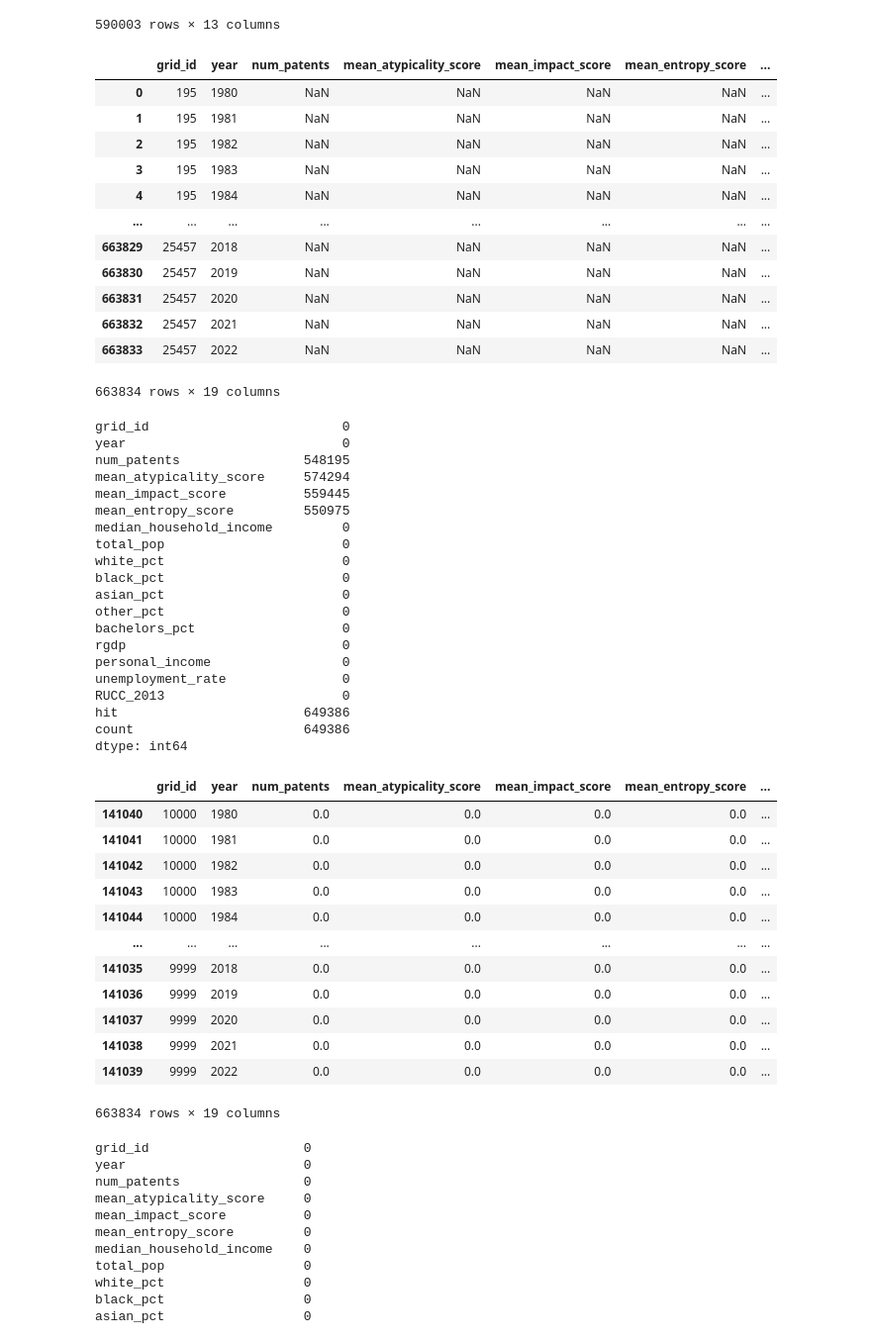
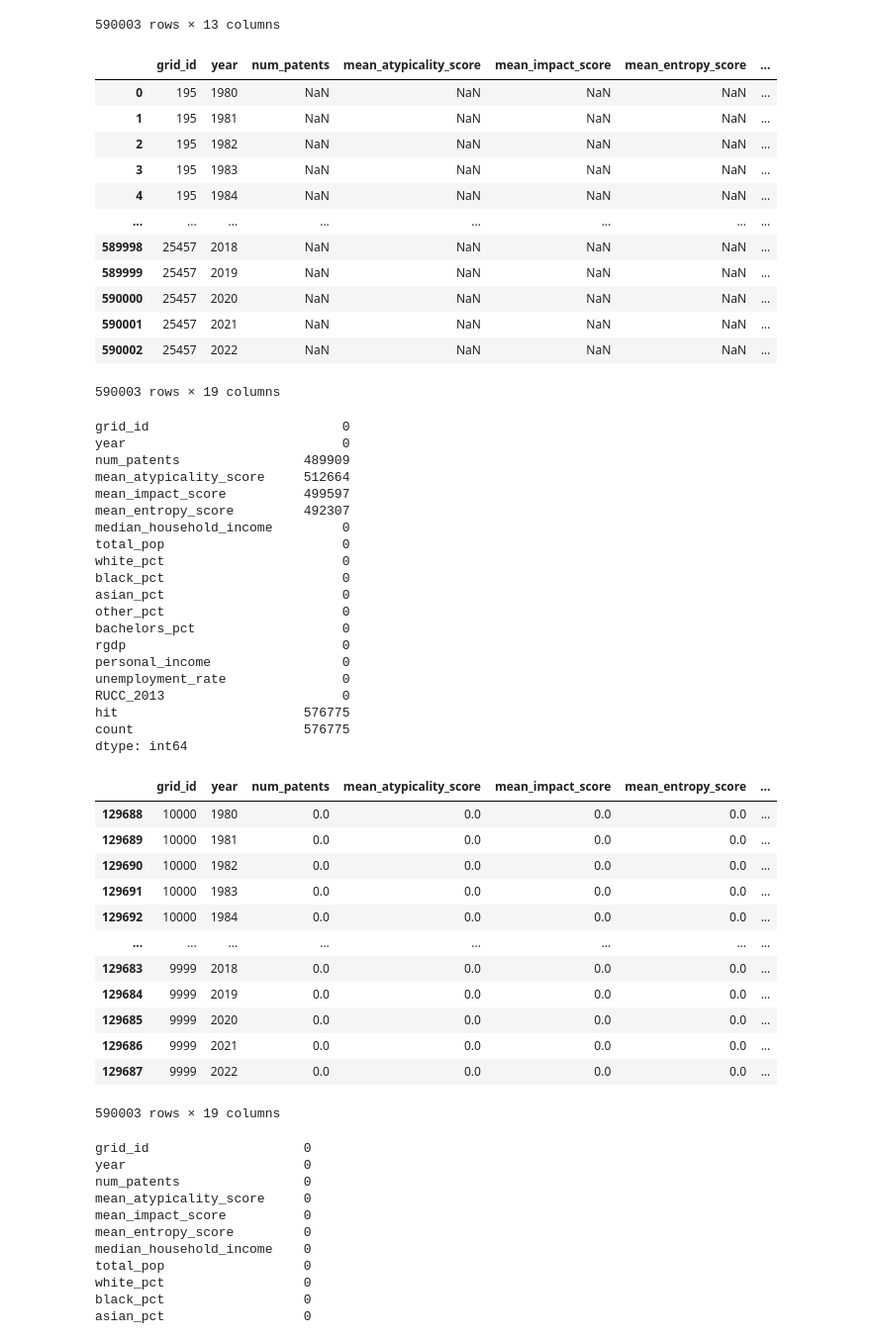
Before and after one commit to koacow/glob-s-RA, a Jupyter notebook: patents/grid_control_outcome/merge_grid_controls_innovation.ipynb, the cells around one changed output. Shown at 99% size. Saved outputs shown, nothing was run; the diff lists cells and outputs as text; code cells hidden in the pictures.

Commit message:
updated grid panel dataset

```diff
--- a/patents/grid_control_outcome/merge_grid_controls_innovation.ipynb
+++ b/patents/grid_control_outcome/merge_grid_controls_innovation.ipynb
@@ -334,49 +340,49 @@ grid_controls
 years = range(1980, 2023)
 full_grid_panel = (
     pd.MultiIndex.from_product(
-        [grids["grid_id"], years],
+        [grids["grid_id"].unique(), years],
         names=["grid_id", "year"]
     ).to_frame(index=False)
 )
 full_grid_panel = (
     full_grid_panel.merge(
         agg_patent_grid,
         on=["grid_id", "year"],
         how="left"
     ).merge(
         grid_controls,
         on=["grid_id", "year"],
         how="left"
     ).merge(
         grid_disasters,
         on=["grid_id", "year"],
         how="left"
     )
 )
 full_grid_panel
 # %% [output]
 |  | grid_id | year | num_patents | mean_atypicality_score | mean_impact_score | mean_entropy_score | ... |
 | 0 | 195 | 1980 | NaN | NaN | NaN | NaN | ... |
 | 1 | 195 | 1981 | NaN | NaN | NaN | NaN | ... |
 | 2 | 195 | 1982 | NaN | NaN | NaN | NaN | ... |
 | 3 | 195 | 1983 | NaN | NaN | NaN | NaN | ... |
 | 4 | 195 | 1984 | NaN | NaN | NaN | NaN | ... |
 | ... | ... | ... | ... | ... | ... | ... | ... |
-| 663829 | 25457 | 2018 | NaN | NaN | NaN | NaN | ... |
-| 663830 | 25457 | 2019 | NaN | NaN | NaN | NaN | ... |
-| 663831 | 25457 | 2020 | NaN | NaN | NaN | NaN | ... |
-| 663832 | 25457 | 2021 | NaN | NaN | NaN | NaN | ... |
-| 663833 | 25457 | 2022 | NaN | NaN | NaN | NaN | ... |
+| 589998 | 25457 | 2018 | NaN | NaN | NaN | NaN | ... |
+| 589999 | 25457 | 2019 | NaN | NaN | NaN | NaN | ... |
+| 590000 | 25457 | 2020 | NaN | NaN | NaN | NaN | ... |
+| 590001 | 25457 | 2021 | NaN | NaN | NaN | NaN | ... |
+| 590002 | 25457 | 2022 | NaN | NaN | NaN | NaN | ... |
-663834 rows × 19 columns
+590003 rows × 19 columns
 # %%
 full_grid_panel.isna().sum()
 # %% [output]
 grid_id                         0
 year                            0
-num_patents                548195
-mean_atypicality_score     574294
-mean_impact_score          559445
-mean_entropy_score         550975
+num_patents                489909
+mean_atypicality_score     512664
+mean_impact_score          499597
+mean_entropy_score         492307
 median_household_income         0
 total_pop                       0
 white_pct                       0
@@ -388,8 +394,8 @@ rgdp                            0
 personal_income                 0
 unemployment_rate               0
 RUCC_2013                       0
-hit                        649386
-count                      649386
+hit                        576775
+count                      576775
 dtype: int64
 # %%
 # 5.1 Fill innovation measures with 0
@@ -412,18 +418,18 @@ full_grid_panel[control_cols] = full_grid_panel.groupby("grid_id")[control_cols]
 full_grid_panel
 # %% [output]
 |  | grid_id | year | num_patents | mean_atypicality_score | mean_impact_score | mean_entropy_score | ... |
-| 141040 | 10000 | 1980 | 0.0 | 0.0 | 0.0 | 0.0 | ... |
-| 141041 | 10000 | 1981 | 0.0 | 0.0 | 0.0 | 0.0 | ... |
-| 141042 | 10000 | 1982 | 0.0 | 0.0 | 0.0 | 0.0 | ... |
-| 141043 | 10000 | 1983 | 0.0 | 0.0 | 0.0 | 0.0 | ... |
-| 141044 | 10000 | 1984 | 0.0 | 0.0 | 0.0 | 0.0 | ... |
+| 129688 | 10000 | 1980 | 0.0 | 0.0 | 0.0 | 0.0 | ... |
+| 129689 | 10000 | 1981 | 0.0 | 0.0 | 0.0 | 0.0 | ... |
+| 129690 | 10000 | 1982 | 0.0 | 0.0 | 0.0 | 0.0 | ... |
+| 129691 | 10000 | 1983 | 0.0 | 0.0 | 0.0 | 0.0 | ... |
+| 129692 | 10000 | 1984 | 0.0 | 0.0 | 0.0 | 0.0 | ... |
 | ... | ... | ... | ... | ... | ... | ... | ... |
-| 141035 | 9999 | 2018 | 0.0 | 0.0 | 0.0 | 0.0 | ... |
-| 141036 | 9999 | 2019 | 0.0 | 0.0 | 0.0 | 0.0 | ... |
-| 141037 | 9999 | 2020 | 0.0 | 0.0 | 0.0 | 0.0 | ... |
-| 141038 | 9999 | 2021 | 0.0 | 0.0 | 0.0 | 0.0 | ... |
-| 141039 | 9999 | 2022 | 0.0 | 0.0 | 0.0 | 0.0 | ... |
+| 129683 | 9999 | 2018 | 0.0 | 0.0 | 0.0 | 0.0 | ... |
+| 129684 | 9999 | 2019 | 0.0 | 0.0 | 0.0 | 0.0 | ... |
+| 129685 | 9999 | 2020 | 0.0 | 0.0 | 0.0 | 0.0 | ... |
+| 129686 | 9999 | 2021 | 0.0 | 0.0 | 0.0 | 0.0 | ... |
+| 129687 | 9999 | 2022 | 0.0 | 0.0 | 0.0 | 0.0 | ... |
-663834 rows × 19 columns
+590003 rows × 19 columns
 # %%
 full_grid_panel.isna().sum()
 # %% [output]
```
Also changed, not shown: parts of 6 cells of this notebook, 1 other file.
